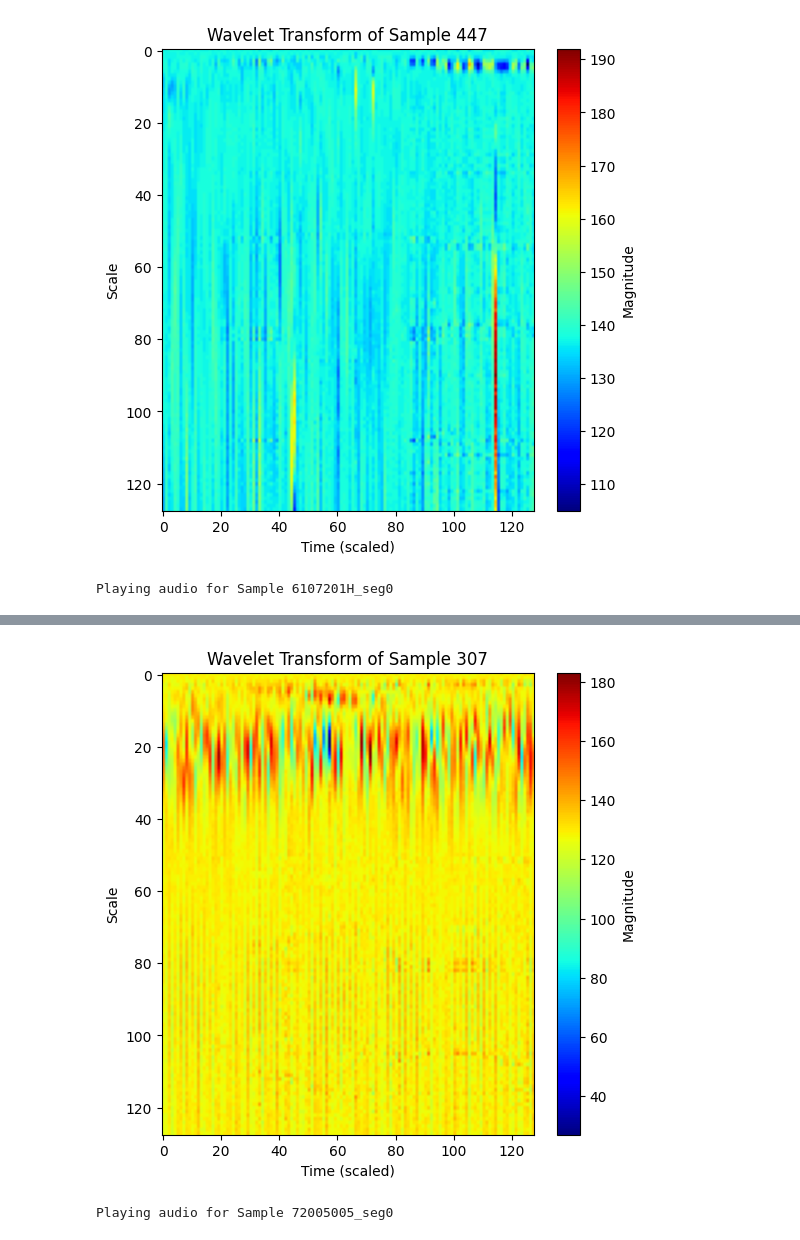
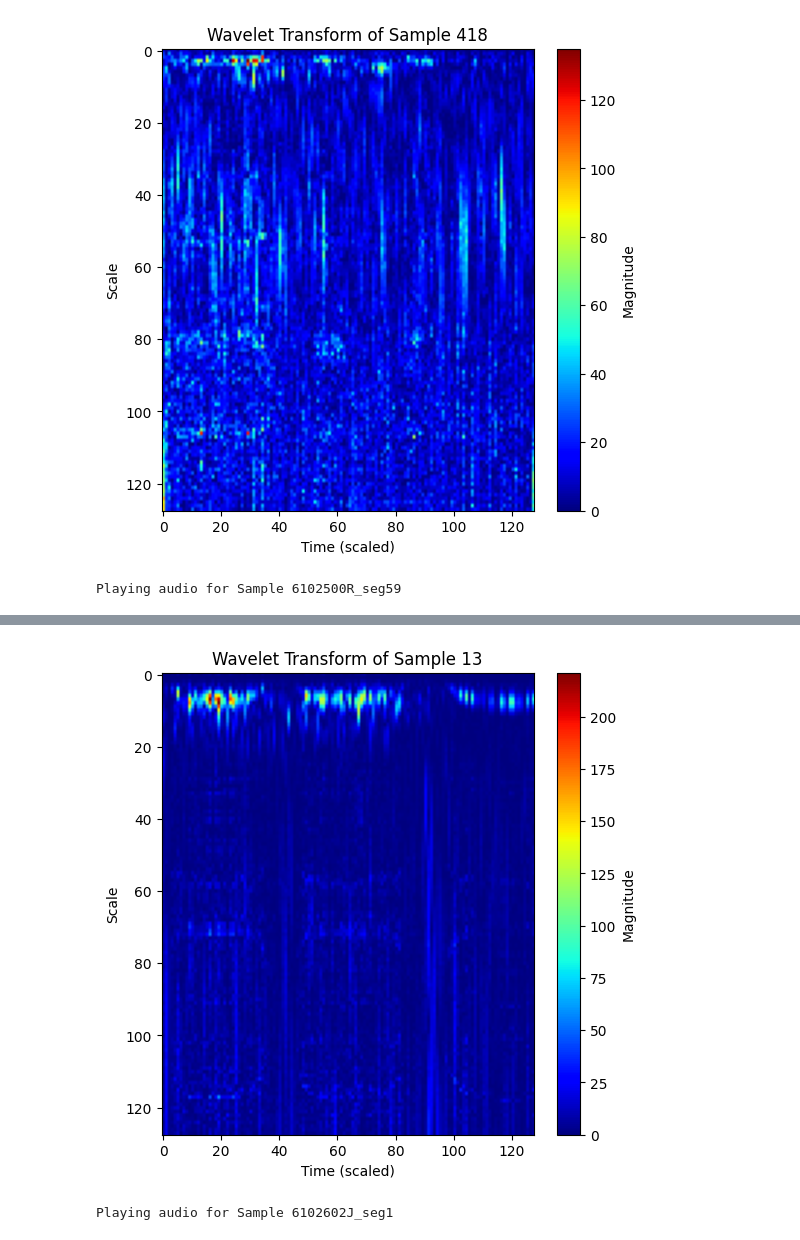
Before and after one commit to Chico1378/Marine-Mammal-Target-Classification, a Jupyter notebook: 02_Features/F_wavelet_eg.ipynb, the cells around one changed output, grey strips where cells are left out. Drawn from its saved outputs; the diff is of its cells as text; code cells hidden in the pictures.

```diff
--- a/02_Features/F_wavelet_eg.ipynb
+++ b/02_Features/F_wavelet_eg.ipynb
@@ -40,14 +40,14 @@ for file_path in file_paths:
     coefficients, frequencies = pywt.cwt(data, scales, wavelet, 1.0 / sample_rate)
 
     # 归一化到 [0, 255]，但保留正负信息。有点绿。
-    coef_min, coef_max = np.min(coefficients), np.max(coefficients)
-    coef_img = (coefficients - coef_min) / (coef_max - coef_min)  # 归一化到 [0,1]
-    cwt_image = (coef_img * 255).astype(np.uint8)  # 归一化到 [0,255] 并转换数据类型
+    #coef_min, coef_max = np.min(coefficients), np.max(coefficients)
+    #coef_img = (coefficients - coef_min) / (coef_max - coef_min)  # 归一化到 [0,1]
+    #cwt_image = (coef_img * 255).astype(np.uint8)  # 归一化到 [0,255] 并转换数据类型
 
     # 取绝对值并归一化到 [0, 255]
-    #cwt_image = np.abs(coefficients)
-    #cwt_image = (cwt_image - np.min(cwt_image)) / (np.max(cwt_image) - np.min(cwt_image))  # 归一化到 [0, 1]
-    #cwt_image = (cwt_image * 255).astype(np.uint8)  # 转换为 uint8 格式
+    cwt_image = np.abs(coefficients)
+    cwt_image = (cwt_image - np.min(cwt_image)) / (np.max(cwt_image) - np.min(cwt_image))  # 归一化到 [0, 1]
+    cwt_image = (cwt_image * 255).astype(np.uint8)  # 转换为 uint8 格式
     #两种归一化方式，效果可能不同
 
     # 调整分辨率以适应 CNN（如 224x224）
@@ -95,39 +95,39 @@ scales = np.arange(1, 128)  # 设定尺度范围
 sampling_rate = 60600  # 假设的采样率，可根据数据调整
 
 # 遍历所选样本并绘制小波变换图
 for i, signal in enumerate(selected_signals):
     # 归一化到 [-1, 1]
     signal = signal.astype(np.float32)
     signal = signal / np.max(np.abs(signal))
 
     # 计算小波变换
     coefficients, frequencies = pywt.cwt(signal, scales, wavelet, 1.0 / sampling_rate)
 
-    # 归一化到 [0, 255]，但保留正负信息。有点绿。
-    coef_min, coef_max = np.min(coefficients), np.max(coefficients)
-    coef_img = (coefficients - coef_min) / (coef_max - coef_min)  # 归一化到 [0,1]
-    cwt_image = (coef_img * 255).astype(np.uint8)  # 归一化到 [0,255] 并转换数据类型
+    # 取绝对值并归一化到 [0, 255]
+    cwt_image = np.abs(coefficients)
+    cwt_image = (cwt_image - np.min(cwt_image)) / (np.max(cwt_image) - np.min(cwt_image))  # 归一化到 [0, 1]
+    cwt_image = (cwt_image * 255).astype(np.uint8)  # 转换为 uint8 格式
 
 
     # 调整小波变换图像的尺寸（128×128）
     cwt_resized = cv2.resize(cwt_image, (128, 128), interpolation=cv2.INTER_CUBIC)
 
     # 绘图
     plt.figure(figsize=(6, 6))
     plt.imshow(cwt_resized, aspect='auto', cmap='jet')
     plt.colorbar(label='Magnitude')
     plt.ylabel("Scale")
     plt.xlabel("Time (scaled)")
     plt.title(f"Wavelet Transform of Sample {random_indices[i]}")
     plt.show()
 
     # 播放音频
     print(f"Playing audio for Sample {selected_ids[i]}")
     display(Audio(signal, rate=sampling_rate))  # 采样率可根据数据调整
 # %% [output]
-[figure, old version]
+[figure, new version]
-Playing audio for Sample 6107201H_seg0
+Playing audio for Sample 6102500R_seg59
 [interactive output not drawn]
-[figure, old version]
+[figure, new version]
-Playing audio for Sample 72005005_seg0
+Playing audio for Sample 6102602J_seg1
 [interactive output not drawn]
```
Also changed, not shown: parts of 2 cells of this notebook, 1 other file.
